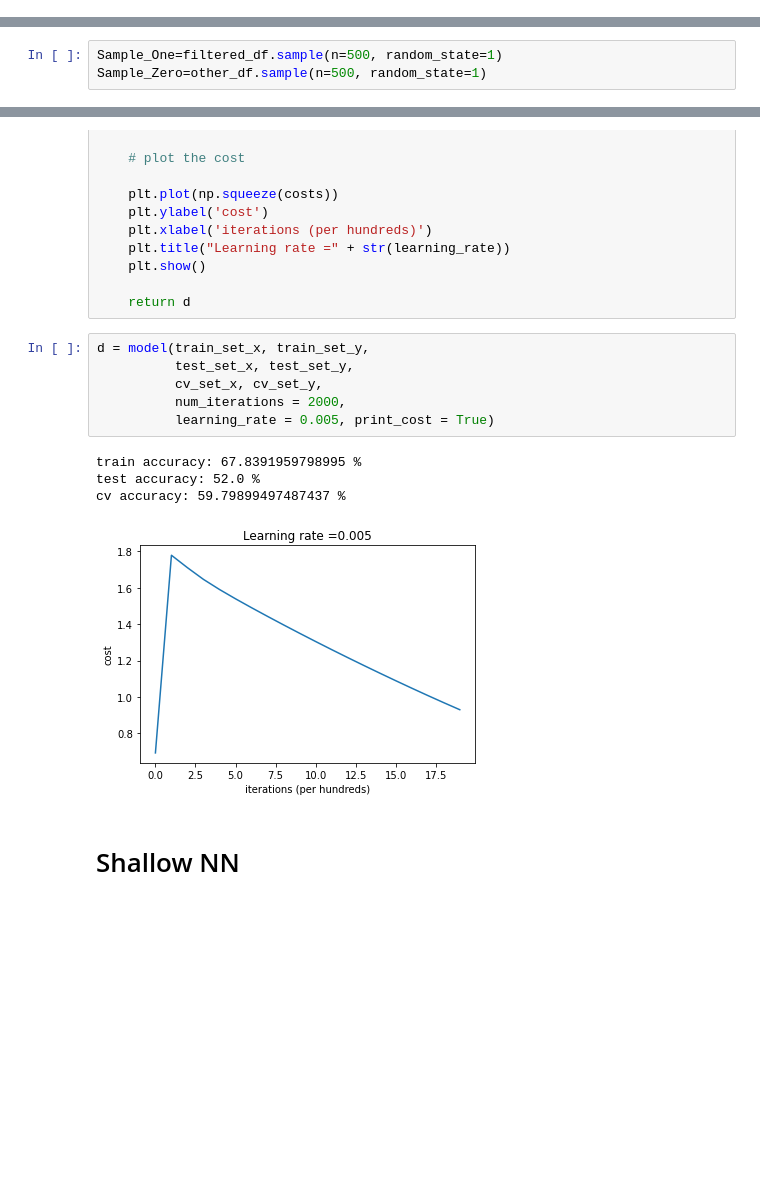
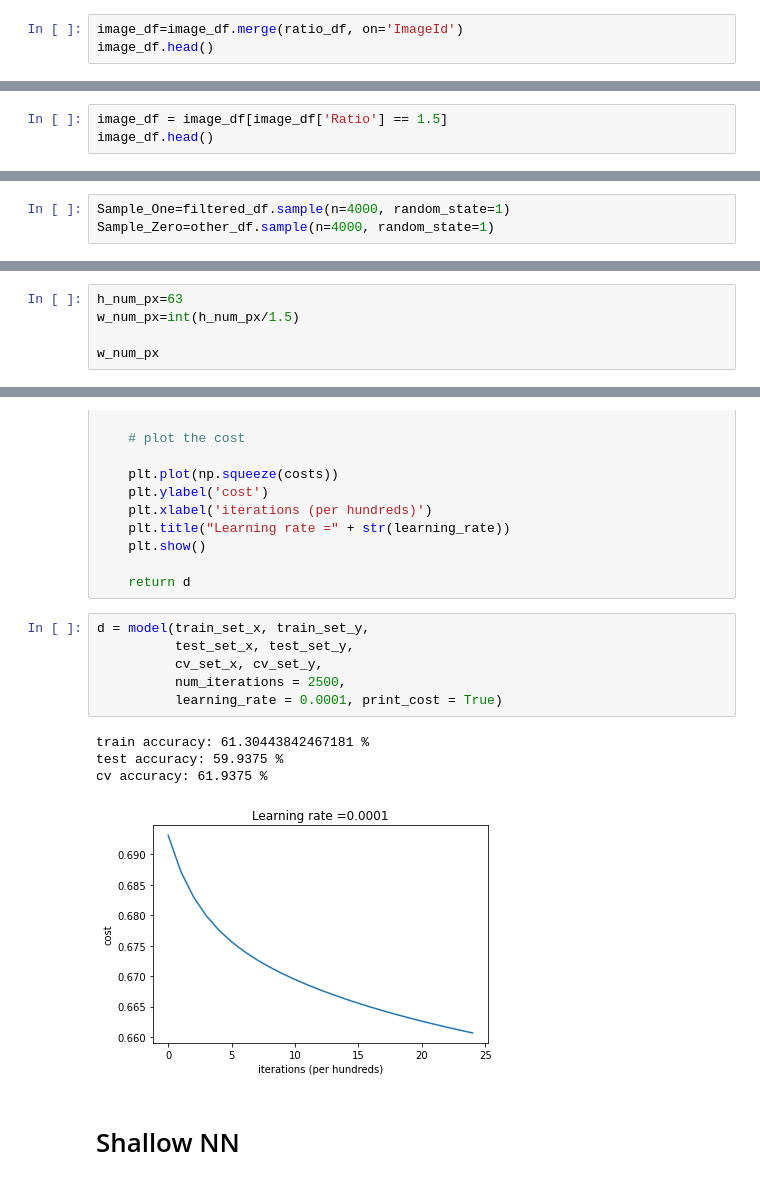
Before and after one commit to SamanZargarzadeh/Automatic-Image-Tagging-for-Fashion-E-commerce, a Jupyter notebook: Deep Learning Making Data Binary.ipynb, the cells around one changed output, grey strips where cells are left out. Drawn from its saved outputs; the diff is of its cells as text; blank space fills up the shorter version.

Commit message:
Fixing Ratio Problem

```diff
--- a/Deep Learning Making Data Binary.ipynb
+++ b/Deep Learning Making Data Binary.ipynb
@@ -87,3 +128,6 @@ for i in range(len(image_df)):
 
 image_df['SetClassId'] = set_cls
 image_df.drop(['AttributesIds','ClassId'],axis=1,inplace=True)
+# %%
+image_df=image_df.merge(ratio_df, on='ImageId')
+image_df.head()
@@ -89,0 +141,3 @@ image_df.drop(['AttributesIds','ClassId'],axis=1,inplace=True)
+# %%
+image_df = image_df[image_df['Ratio'] == 1.5]
+image_df.head()
@@ -236,8 +308,8 @@ See the caveats in the documentation: https://pandas.pydata.org/pandas-docs/stab
 # %% [markdown]
 Choose a Sample of 10,000 row data
 # %%
-Sample_One=filtered_df.sample(n=500, random_state=1)
-Sample_Zero=other_df.sample(n=500, random_state=1)
+Sample_One=filtered_df.sample(n=4000, random_state=1)
+Sample_Zero=other_df.sample(n=4000, random_state=1)
 # %%
 # Join the two DataFrames based on the 'ImageId' column
 merged_df = pd.concat([Sample_One, Sample_Zero], sort=False)
@@ -279,0 +342,5 @@ h_num_px
+# %%
+h_num_px=63
+w_num_px=int(h_num_px/1.5)
+
+w_num_px
@@ -512,14 +577,14 @@ def model(X_train, Y_train, X_test, Y_test, X_cv, Y_cv, num_iterations = 2000, l
 # %%
 d = model(train_set_x, train_set_y,
           test_set_x, test_set_y,
           cv_set_x, cv_set_y,
-          num_iterations = 2000,
-          learning_rate = 0.005, print_cost = True)
+          num_iterations = 2500,
+          learning_rate = 0.0001, print_cost = True)
 # %% [output]
-train accuracy: 67.8391959798995 %
-test accuracy: 52.0 %
-cv accuracy: 59.79899497487437 %
+train accuracy: 61.30443842467181 %
+test accuracy: 59.9375 %
+cv accuracy: 61.9375 %
-[figure, old version]
+[figure, new version]
 # %% [markdown]
 # Shallow NN
 # %%
```
Also changed, not shown: parts of 34 cells of this notebook.
